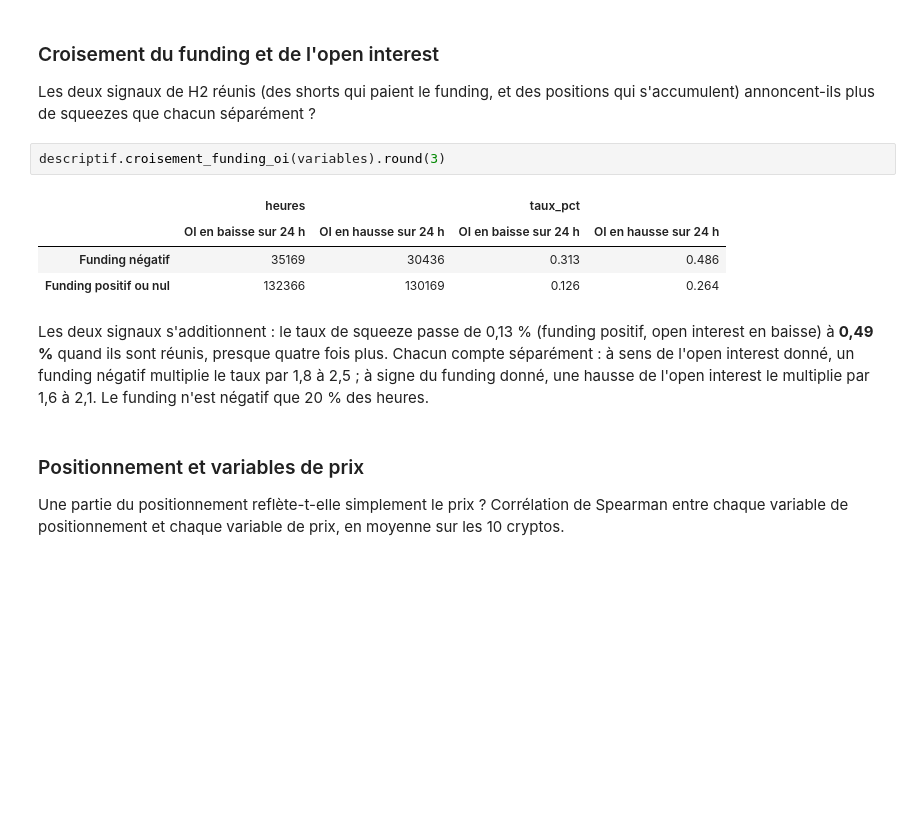
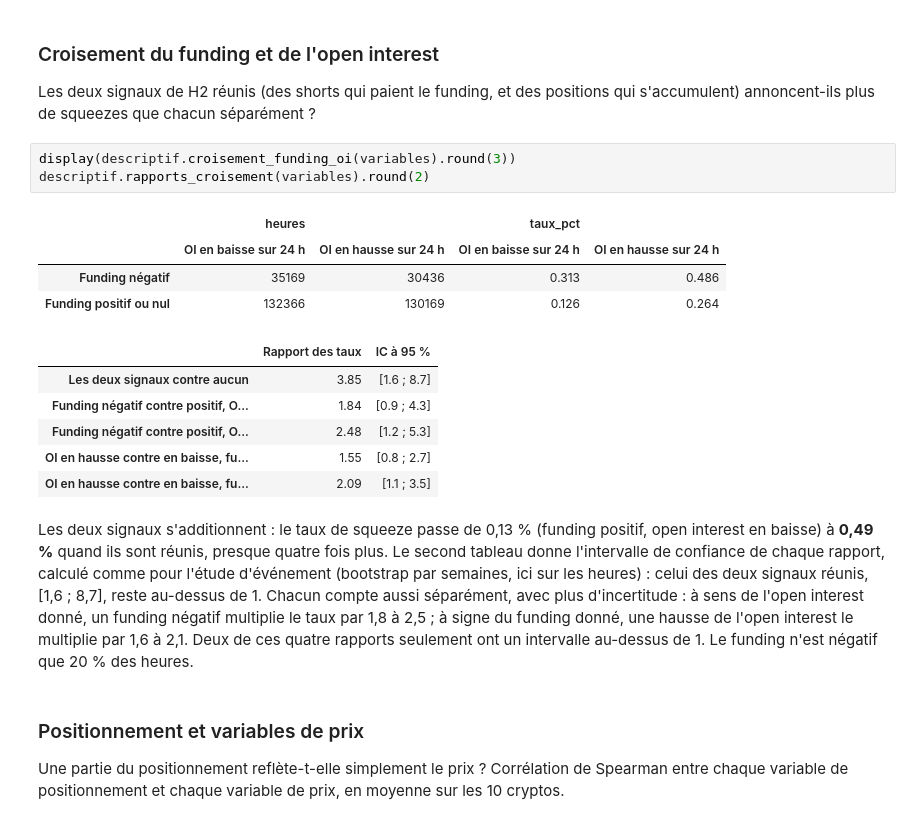
Before and after one commit to Ethanyounes/Ensae-Data-Science, a Jupyter notebook: rapport.ipynb, the cells around one changed output. Saved outputs shown, nothing was run; the diff lists cells and outputs as text; blank space fills up the shorter version.

```diff
--- a/rapport.ipynb
+++ b/rapport.ipynb
@@ -980,14 +983,21 @@ descriptif.graphique_rendement_par_decile(tableau_rendements, "ratio L/S")
 
 Les deux signaux de H2 réunis (des shorts qui paient le funding, et des positions qui s'accumulent) annoncent-ils plus de squeezes que chacun séparément ?
 # %%
-descriptif.croisement_funding_oi(variables).round(3)
+display(descriptif.croisement_funding_oi(variables).round(3))
+descriptif.rapports_croisement(variables).round(2)
 # %% [output]
 |  | heures |  | taux_pct |  |
 |  | OI en baisse sur 24 h | OI en hausse sur 24 h | OI en baisse sur 24 h | OI en hausse sur 24 h |
 | Funding négatif | 35169 | 30436 | 0.313 | 0.486 |
 | Funding positif ou nul | 132366 | 130169 | 0.126 | 0.264 |
+|  | Rapport des taux | IC à 95 % |
+| Les deux signaux contre aucun | 3.85 | [1.6 ; 8.7] |
+| Funding négatif contre positif, O... | 1.84 | [0.9 ; 4.3] |
+| Funding négatif contre positif, O... | 2.48 | [1.2 ; 5.3] |
+| OI en hausse contre en baisse, fu... | 1.55 | [0.8 ; 2.7] |
+| OI en hausse contre en baisse, fu... | 2.09 | [1.1 ; 3.5] |
 # %% [markdown]
-Les deux signaux s'additionnent : le taux de squeeze passe de 0,13 % (funding positif, open interest en baisse) à **0,49 %** quand ils sont réunis, presque quatre fois plus. Chacun compte séparément : à sens de l'open interest donné, un funding négatif multiplie le taux par 1,8 à 2,5 ; à signe du funding donné, une hausse de l'open interest le multiplie par 1,6 à 2,1. Le funding n'est négatif que 20 % des heures.
+Les deux signaux s'additionnent : le taux de squeeze passe de 0,13 % (funding positif, open interest en baisse) à **0,49 %** quand ils sont réunis, presque quatre fois plus. Le second tableau donne l'intervalle de confiance de chaque rapport, calculé comme pour l'étude d'événement (bootstrap par semaines, ici sur les heures) : celui des deux signaux réunis, [1,6 ; 8,7], reste au-dessus de 1. Chacun compte aussi séparément, avec plus d'incertitude : à sens de l'open interest donné, un funding négatif multiplie le taux par 1,8 à 2,5 ; à signe du funding donné, une hausse de l'open interest le multiplie par 1,6 à 2,1. Deux de ces quatre rapports seulement ont un intervalle au-dessus de 1. Le funding n'est négatif que 20 % des heures.
 # %% [markdown]
 ### Positionnement et variables de prix
 
```
Also changed, not shown: parts of 11 cells of this notebook, 2 other files.
